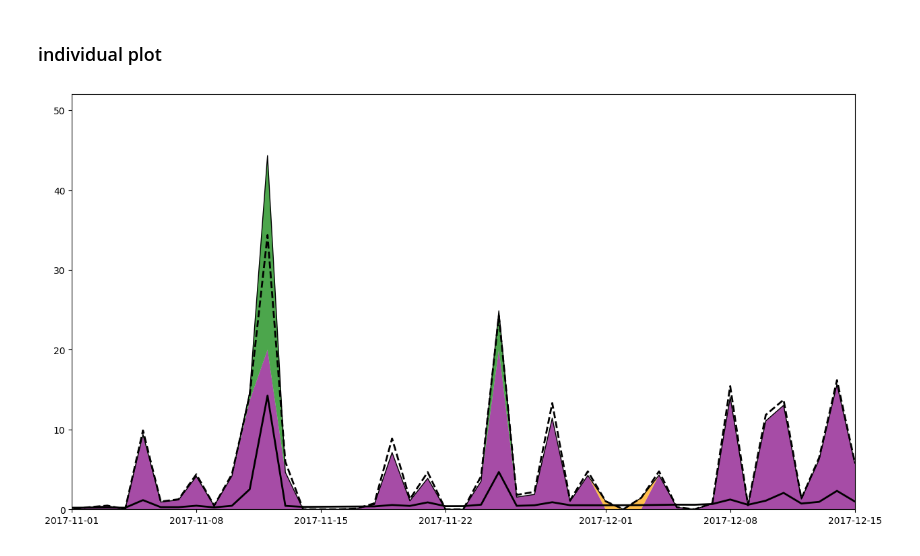
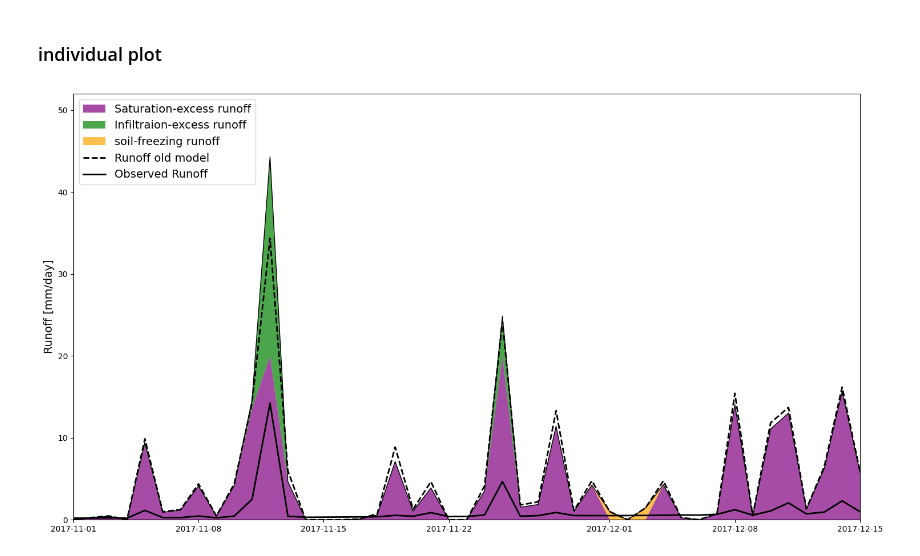
Before and after one commit to emorl/Earth-System-Modelling, a Jupyter notebook: surface_runoff_swbm_colab.ipynb, the cells around one changed output. Drawn from its saved outputs; the diff is of its cells as text; code cells hidden in the pictures.

Commit message:
closeup plots

```diff
--- a/surface_runoff_swbm_colab.ipynb
+++ b/surface_runoff_swbm_colab.ipynb
@@ -587,54 +587,43 @@ def filter_2014_2018(df):
     return df_copy[(df_copy['time'].dt.year >= 2014) & (df_copy['time'].dt.year <= 2018)]
 
 data_prepro = filter_2014_2018(data_prepro_DE).reset_index(drop=True)
-
-# Define initial parameters
-config_DE = {
-    'c_s': 420,    # soil water holding capacity in mm, cs = 210mm, 420mm, 840mm
-    'a': 8,        # runoff function shape α, α = 2,4,8
-    'g': 0.2,      # ET function shape γ, γ = 0.2, 0.5, 0.8
-    'b0': 0.6,     # maximum of ET function β, β = 0.4, 0.6, 0.8
-    'i_max': 20,    # max infiltrationsrate zwischen 20 mm/day und unendlich
-    't_ice': -3     # temp for freezing soil
-}
 
 moisture, runoff, et_flux, runoff_s, runoff_h, runoff_ice = predict_ts(data_prepro, config_DE)
 
 moisture_old, runoff_old, et_flux_old, = predict_old(data_prepro, config_DE)
 
 
 # Create a wider figure
 plt.figure(figsize=(15, 8))
 # Gestapelte Flächen (Prozesse)
 plt.stackplot(
     data_prepro['time'],
     runoff_s,
     runoff_h,
     runoff_ice,
-    labels=["Surface runoff", "Hillslope runoff", "Ice runoff"],
+    labels=["Saturation-excess runoff", "Infiltraion-excess runoff", "soil-freezing runoff"],
     colors=["purple", "green", "orange"],  # custom colors
     alpha=0.7
 )
 
 # Gesamtrunoff als Linie oben drüber
 plt.plot(
     data_prepro['time'],
     runoff,
     color="black",
-    linewidth=1,
-    label="Total runoff"
+    linewidth=1
 )
-# Plot lines with thinner width
-#plt.plot(data_prepro['time'], runoff, color='black', linewidth=1)
-#plt.plot(data_prepro['time'], runoff_s, color='orange', linewidth=1)
-#plt.plot(data_prepro['time'], runoff_h, color='green', linewidth=1)
-#plt.plot(data_prepro['time'], runoff_ice, color='blue', linewidth=1)
 
-plt.plot(data_prepro['time'], runoff_old, color='black', linestyle="--", linewidth=2)
-plt.plot(data_prepro['time'], data_prepro['ro'], color='black', linewidth=2)
+plt.plot(data_prepro['time'], runoff_old, color='black', linestyle="--", linewidth=2, label = "Runoff old model")
+plt.plot(data_prepro['time'], data_prepro['ro'], color='black', linewidth=2, label = "Observed Runoff")
 plt.xlim(pd.Timestamp('2017-11-01'), pd.Timestamp('2017-12-15'))
 
+plt.ylabel('Runoff [mm/day]', fontsize = 14)
+plt.legend(loc="upper left", frameon=True, fontsize = 14)
 
+# Layout cleanup
+plt.tight_layout()
+plt.savefig("plots/Germany_closeup.png", dpi=300, bbox_inches="tight")
 plt.show()
 # %% [output]
-[figure, old version]
+[figure, new version]
```
Also changed, not shown: parts of 3 cells of this notebook, 2 other files.
